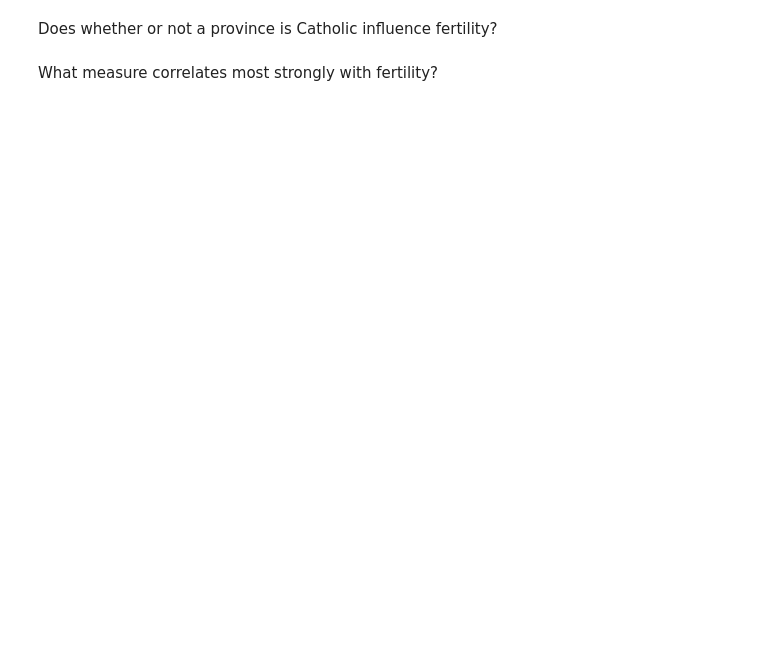
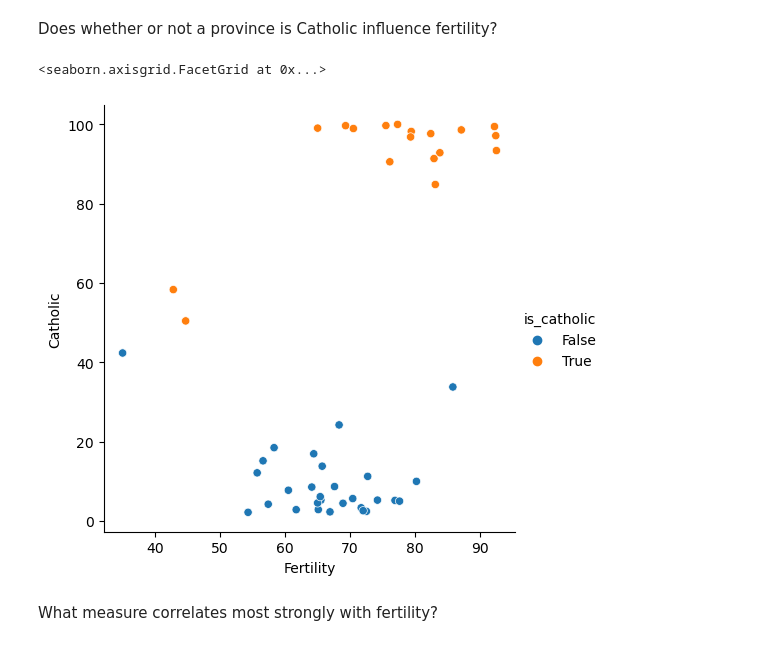
Before and after one commit to shawn-brown12/data-science-libraries, a Jupyter notebook: seaborn_exercises.ipynb, the cells around one changed output. Cells and saved outputs as stored; diff of their text form; code cells hidden in the pictures; blank space fills up the shorter version.

```diff
--- a/seaborn_exercises.ipynb
+++ b/seaborn_exercises.ipynb
@@ -132,0 +173,4 @@ Create an attribute named is_catholic that holds a boolean value of whether or n
+# %%
+data('swiss', show_doc=True)
+
+swiss = data('swiss')
@@ -132,0 +195,4 @@ Create an attribute named is_catholic that holds a boolean value of whether or n
+# %%
+swiss['is_catholic'] = swiss['Catholic'] > 50.0
+
+swiss.head()
@@ -133,4 +206,9 @@ Create an attribute named is_catholic that holds a boolean value of whether or n
 # %% [markdown]
 Does whether or not a province is Catholic influence fertility?
+# %%
+sns.relplot(x='Fertility', y='Catholic', hue='is_catholic', data=swiss)
+# %% [output]
+<seaborn.axisgrid.FacetGrid at 0x...>
+[figure, added]
 # %% [markdown]
 What measure correlates most strongly with fertility?
```
Also changed, not shown: parts of 15 cells of this notebook, 1 other file.
